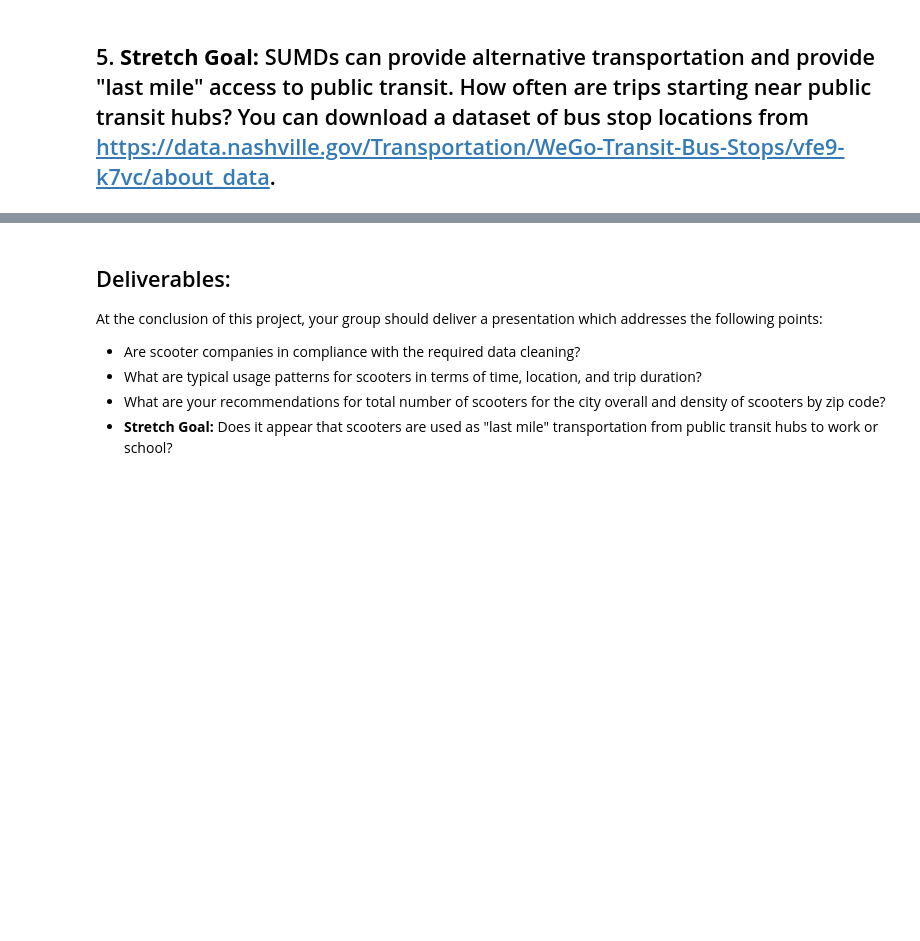
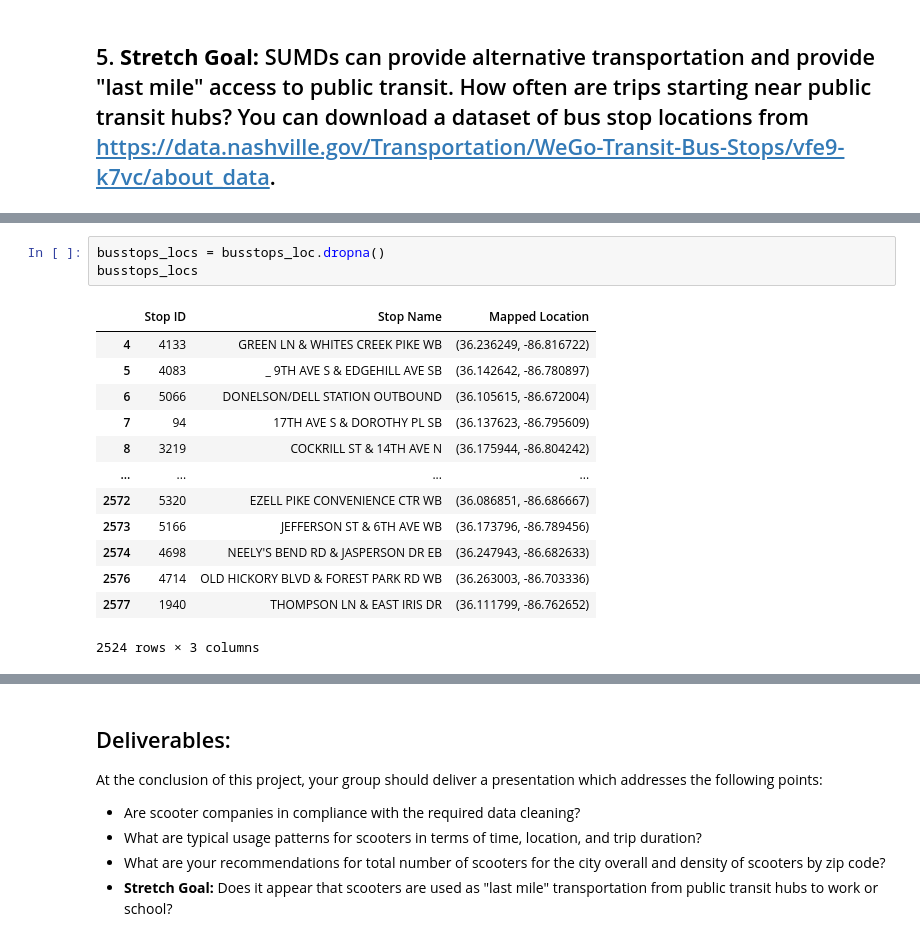
Before and after one commit to NSS-Data-Analytics-Cohort-11/scooters-hot_honey, a Jupyter notebook: notebooks/Scooters.ipynb, the cells around one changed output, grey strips where cells are left out. Saved outputs shown, nothing was run; the diff lists cells and outputs as text; blank space fills up the shorter version.

```diff
--- a/notebooks/Scooters.ipynb
+++ b/notebooks/Scooters.ipynb
@@ -805,0 +935,17 @@ tripsdf.head()
+# %%
+busstops_locs = busstops_loc.dropna()
+busstops_locs
+# %% [output]
+|  | Stop ID | Stop Name | Mapped Location |
+| 4 | 4133 | GREEN LN & WHITES CREEK PIKE WB | (36.236249, -86.816722) |
+| 5 | 4083 | _ 9TH AVE S & EDGEHILL AVE SB | (36.142642, -86.780897) |
+| 6 | 5066 | DONELSON/DELL STATION OUTBOUND | (36.105615, -86.672004) |
+| 7 | 94 | 17TH AVE S & DOROTHY PL SB | (36.137623, -86.795609) |
+| 8 | 3219 | COCKRILL ST & 14TH AVE N | (36.175944, -86.804242) |
+| ... | ... | ... | ... |
+| 2572 | 5320 | EZELL PIKE CONVENIENCE CTR WB | (36.086851, -86.686667) |
+| 2573 | 5166 | JEFFERSON ST & 6TH AVE WB | (36.173796, -86.789456) |
+| 2574 | 4698 | NEELY'S BEND RD & JASPERSON DR EB | (36.247943, -86.682633) |
+| 2576 | 4714 | OLD HICKORY BLVD & FOREST PARK RD WB | (36.263003, -86.703336) |
+| 2577 | 1940 | THOMPSON LN & EAST IRIS DR | (36.111799, -86.762652) |
+2524 rows × 3 columns
```
Also changed, not shown: parts of 12 cells of this notebook.
